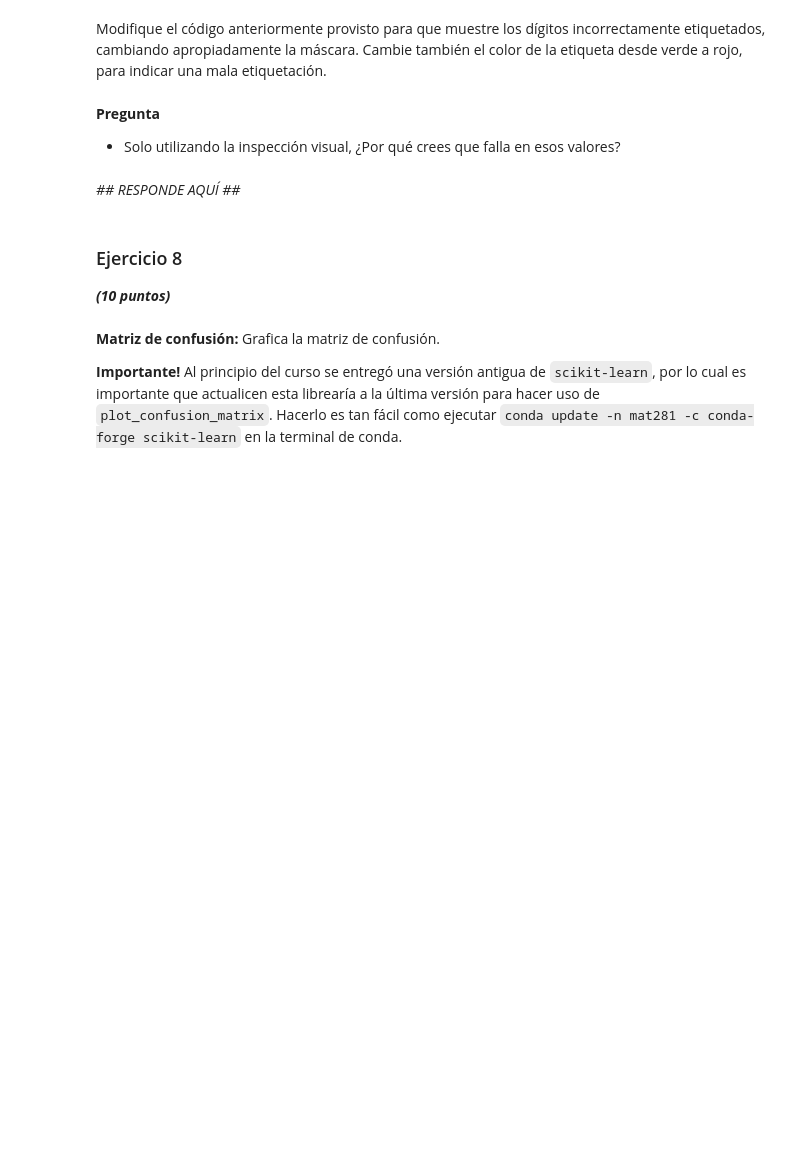
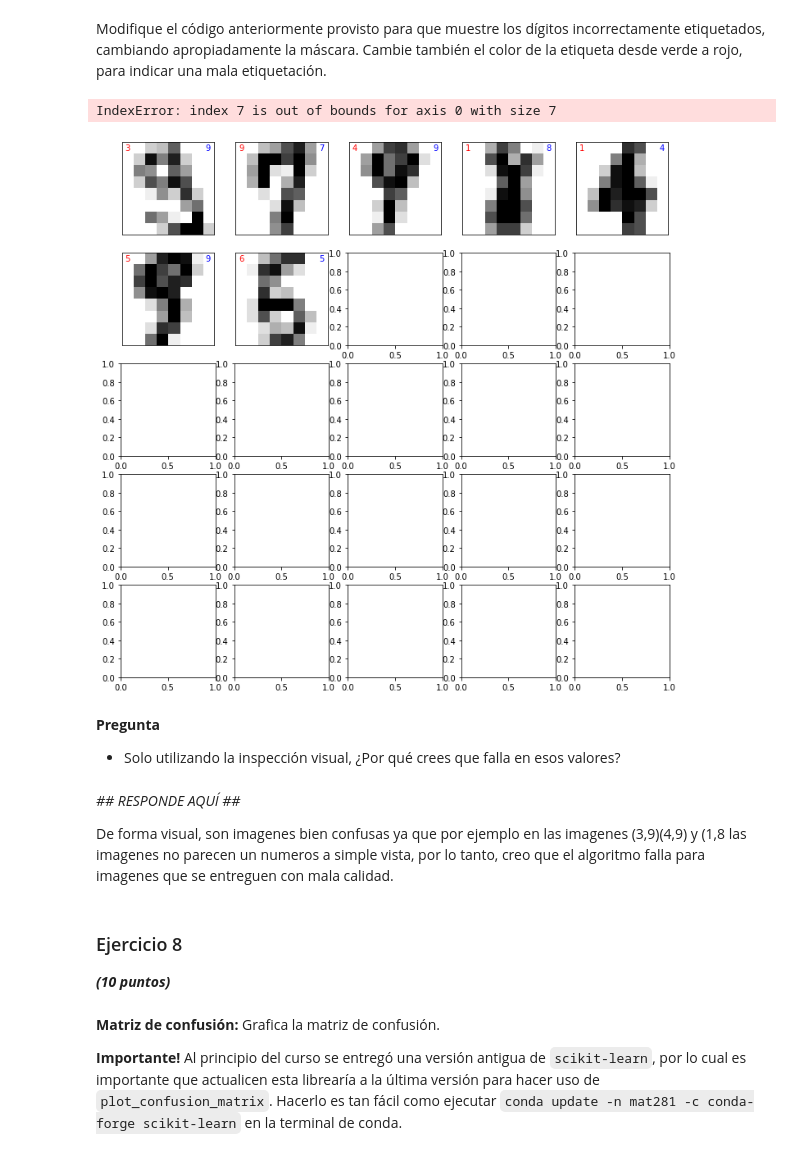
Before and after one commit to ike-mercado-huanaque/mat281_portfolio, a Jupyter notebook: m05_data_science/m05_project01/m05_project01.ipynb, the cells around one changed output. Cells and saved outputs as stored; diff of their text form; code cells hidden in the pictures; blank space fills up the shorter version.

```diff
--- a/m05_data_science/m05_project01/m05_project01.ipynb
+++ b/m05_data_science/m05_project01/m05_project01.ipynb
@@ -276,0 +336,13 @@ SyntaxError: invalid syntax (<ipython-input-18-e11477232831>, line 1)
+# %%
+max_score = 0
+k_maxsc = None
+for k in k_array:
+    neight = KNeighborsClassifier(k)
+    neight.fit(X_train,y_train)
+    score = round(neight.score(X_test,y_test),4)
+    if score > max_score:
+        max_score = score
+        k_maxsc = k
+    print(f"Para k = {k} se tiene un score de {score}")
+print("\n\n")
+print(f"Yo escogeria el modelo con k = {k_maxsc} y score = {max_score} porque su score el es el mayor de todos los modelos.")
@@ -317,0 +438,4 @@ digits_gscv = ## FIX ME PLEASE ##
+# %%
+parameters = range(2,101)
+digits_gscv = GridSearchCV(estimator=KNeighborsClassifier(),param_grid={"n_neighbors":parameters})
+digits_gscv.fit(X,y)
@@ -344,0 +481,3 @@ y_pred = ## FIX ME PLEASE ##
+# %%
+best_knn = digits_gscv.best_estimator_
+best_knn.fit(X_train,y_train)
@@ -345,3 +488,5 @@ y_pred = ## FIX ME PLEASE ##
+# %%
+y_pred = best_knn.predict(X_test)
 # %%
 # Mostrar los datos correctos
 mask = (y_pred == y_test)
@@ -371,9 +516,36 @@ Modifique el código anteriormente provisto para que muestre los dígitos incorr
+# %%
+# Mostrar los datos correctos
+mask = (y_pred != y_test)
+X_aux = X_test[mask]
+y_aux_true = y_test[mask]
+y_aux_pred = y_pred[mask]
+
+# We'll plot the first 100 examples, randomly choosen
+nx, ny = 5, 5
+fig, ax = plt.subplots(nx, ny, figsize=(12,12))
+for i in range(nx):
+    for j in range(ny):
+        index = j + ny * i
+        data  = X_aux[index, :].reshape(8,8)
+        label_pred = str(int(y_aux_pred[index]))
+        label_true = str(int(y_aux_true[index]))
+        ax[i][j].imshow(data, interpolation='nearest', cmap='gray_r')
+        ax[i][j].text(0, 0, label_pred, horizontalalignment='center', verticalalignment='center', fontsize=10, color='red')
+        ax[i][j].text(7, 0, label_true, horizontalalignment='center', verticalalignment='center', fontsize=10, color='blue')
+        ax[i][j].get_xaxis().set_visible(False)
+        ax[i][j].get_yaxis().set_visible(False)
+plt.show()
+# %% [output]
+IndexError: index 7 is out of bounds for axis 0 with size 7
+[figure, added]
 # %% [markdown]
 **Pregunta**
 
 * Solo utilizando la inspección visual, ¿Por qué crees que falla en esos valores?
-# %% [markdown]
-_## RESPONDE AQUÍ ##_
+# %% [markdown]
+_## RESPONDE AQUÍ ##_
+
+De forma visual, son imagenes bien confusas ya que por ejemplo en las imagenes (3,9)(4,9) y (1,8 las imagenes no parecen un numeros a simple vista, por lo tanto, creo que el algoritmo falla para imagenes que se entreguen con mala calidad.
 # %% [markdown]
 ### Ejercicio 8
 
```
Also changed, not shown: parts of 40 cells of this notebook.
